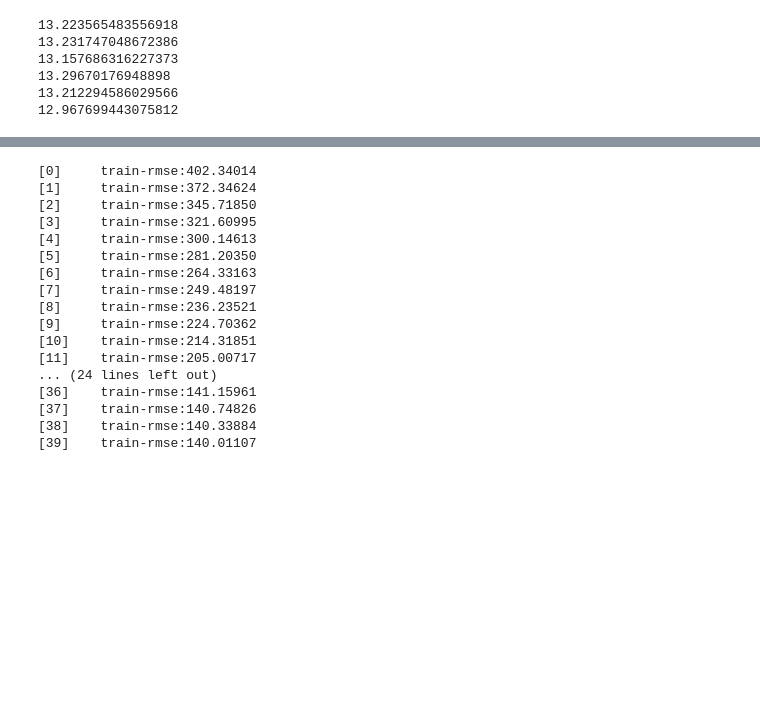
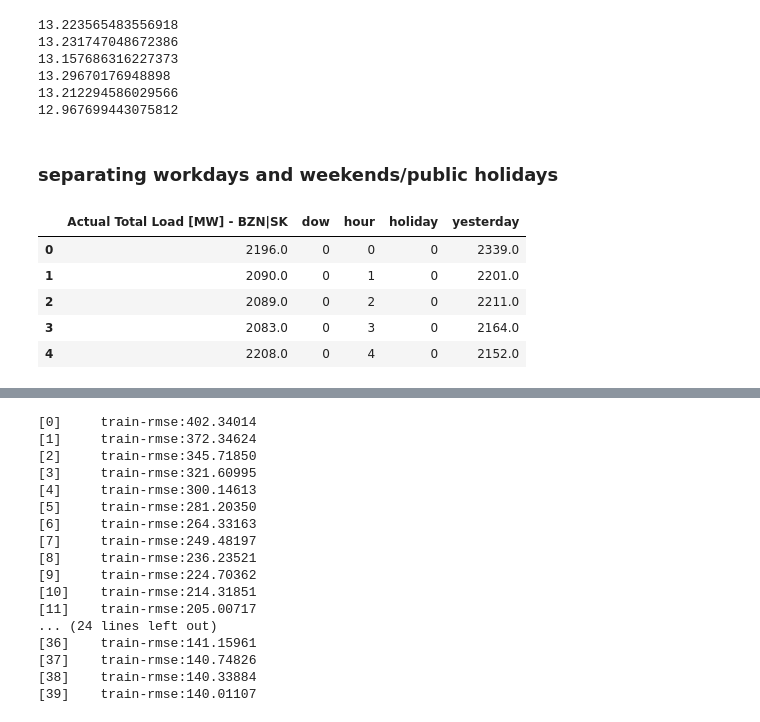
Before and after one commit to myrhorodska/ML_project, a Jupyter notebook: project.ipynb, the cells around one changed output, grey strips where cells are left out. Cells and saved outputs as stored; diff of their text form; code cells hidden in the pictures; blank space fills up the shorter version.

```diff
--- a/project.ipynb
+++ b/project.ipynb
@@ -268,3 +268,15 @@ print(mape(valY, predL100))
 13.29670176948898
 13.212294586029566
 12.967699443075812
+# %% [markdown]
+### separating workdays and weekends/public holidays
+# %%
+dfTrain = df.iloc[:test_split, 2:]
+dfTrain.head()
+# %% [output]
+|  | Actual Total Load [MW] - BZN|SK | dow | hour | holiday | yesterday |
+| 0 | 2196.0 | 0 | 0 | 0 | 2339.0 |
+| 1 | 2090.0 | 0 | 1 | 0 | 2201.0 |
+| 2 | 2089.0 | 0 | 2 | 0 | 2211.0 |
+| 3 | 2083.0 | 0 | 3 | 0 | 2164.0 |
+| 4 | 2208.0 | 0 | 4 | 0 | 2152.0 |
```
Also changed, not shown: parts of 7 cells of this notebook.
